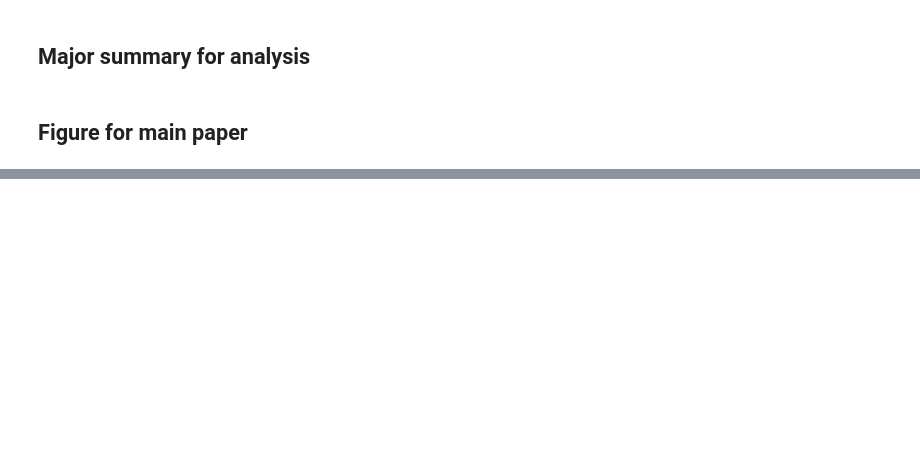
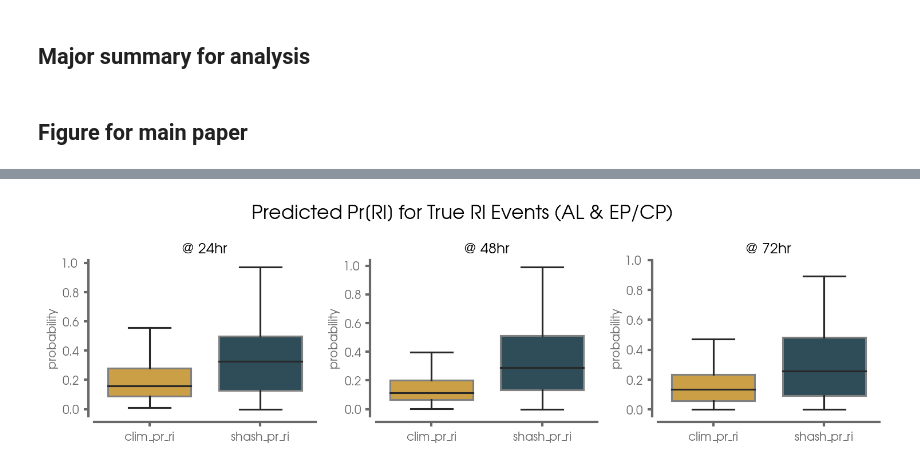
Before and after one commit to eabarnes1010/hurricane_uqcomparisons, a Jupyter notebook: _plot_metrics.ipynb, the cells around one changed output, grey strips where cells are left out. Saved outputs shown, nothing was run; the diff lists cells and outputs as text; code cells hidden in the pictures; blank space fills up the shorter version.

```diff
--- a/_plot_metrics.ipynb
+++ b/_plot_metrics.ipynb
@@ -353,0 +337,60 @@ for exp_name in df_metrics["exp_name"].unique():
+# %%
+RI_THRESH_DICT = {24: 30,
+                  48: 55,
+                  72: 65,
+                  96: None,
+                  120: None,
+                 }
+# %%
+df_bestpred = pd.read_csv(PREDICTION_PATH + "_bestValTestingPredictions")
+
+colors = ('#E1A730','#284E60','#E1A730','#C3B1E1','#351F27','#A9C961')
+#------------------------------------------------------------
+fig, axs = plt.subplots(1,3,figsize=(10,3))
+for iloop, PLOT_LEAD in enumerate((24, 48, 72)):
+
+    df_bestpred_ri = df_bestpred[df_bestpred["ftime(hr)"]==PLOT_LEAD]
+
+    true_vmx = df_bestpred_ri["OBDV"]+df_bestpred_ri["VMXC"]
+    i = np.where(true_vmx >= df_bestpred_ri["VMAX0"]+RI_THRESH_DICT[PLOT_LEAD])
+    ri_pred = df_bestpred_ri.iloc[i]
+    # display(ri_pred[["Name","year","time","ftime(hr)","VMAX0","VMXC","shash_pr_ri","clim_pr_ri"]])
+
+    ri_pred_plot = ri_pred[["clim_pr_ri","shash_pr_ri"]].melt(var_name='prob_type', value_name='probability')
+
+
+    ax = axs[iloop]
+    sns.boxplot(x = "prob_type",
+                y = "probability",
+                data=ri_pred_plot,
+                palette=colors,
+                width=.75,
+                dodge=False,
+                boxprops={'alpha':1.,
+                       'edgecolor': 'gray',
+                      },
+                fliersize=0,
+                ax=ax,
+               )
+    # sns.swarmplot(x = "prob_type",
+    #             y = "probability",
+    #             data=ri_pred_plot,
+    #             palette=colors,
+    #             dodge=False,
+    #             size=3,
+    #             ax=ax,
+    #            )
+    yticks = np.around(np.arange(0,1.2,.2),2)
+    ax.set_yticks(yticks,yticks)
+    ax.set_xlabel(None)
+    ax.set_title('@ ' + str(PLOT_LEAD) + 'hr')
+    format_spines(ax)
+
+plt.suptitle('Predicted Pr[RI] for True RI Events (AL \& EP/CP)', fontsize=FS, color='k')
+
+plt.tight_layout()
+plt.savefig(FIGURE_PATH + 'ri_probabilities_allTesting_ALEPCP' + '.png', dpi=dpiFig)
+plt.show()
+# plt.show()
+# %% [output]
+[figure, added]
```
Also changed, not shown: parts of 7 cells of this notebook, 20 other files.
